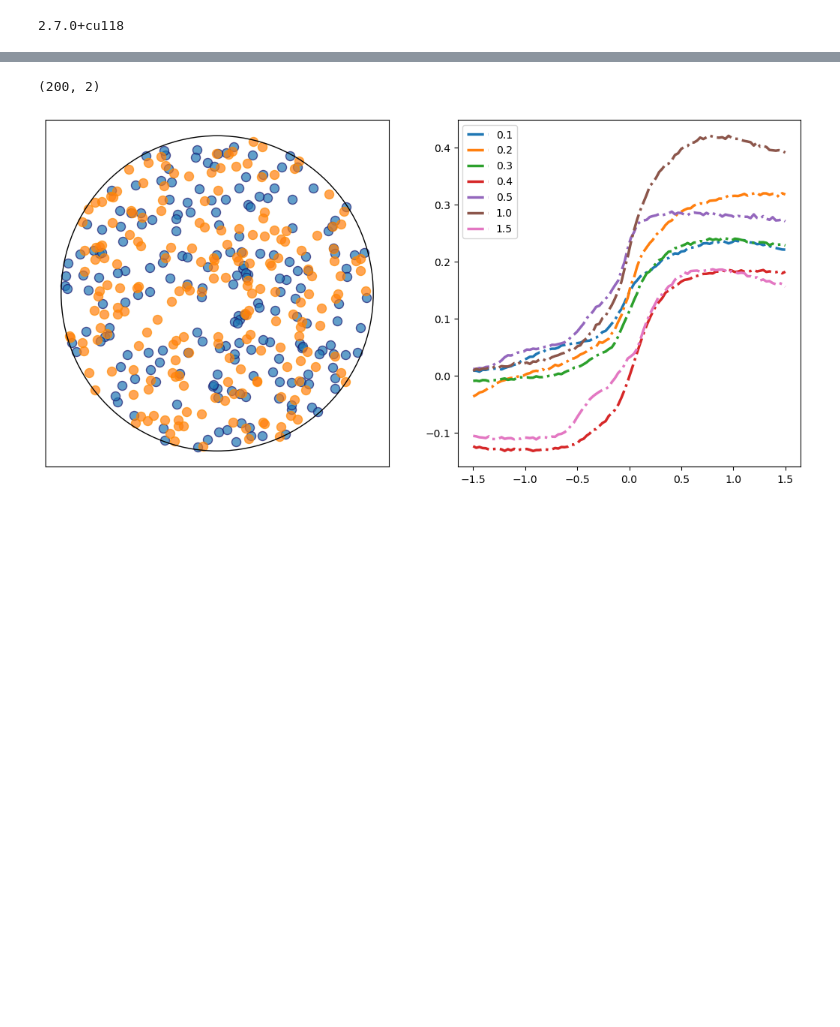
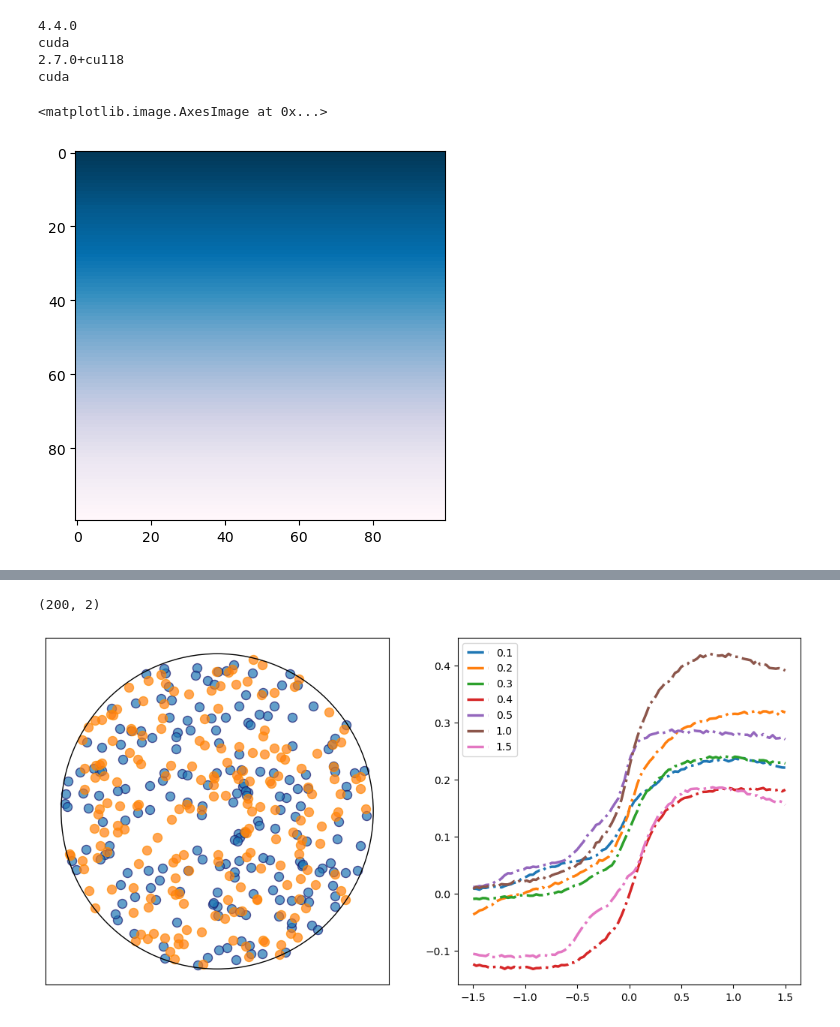
Before and after one commit to jwass1997/kmc_project, a Jupyter notebook: scripts/python_scripts/test_stuff.ipynb, the cells around one changed output, grey strips where cells are left out. Drawn from its saved outputs; the diff is of its cells as text; code cells hidden in the pictures; blank space fills up the shorter version.

```diff
--- a/scripts/python_scripts/test_stuff.ipynb
+++ b/scripts/python_scripts/test_stuff.ipynb
@@ -9,7 +9,31 @@ from scipy.stats import qmc
 from scipy.stats import truncnorm
 from scipy.stats import vonmises
 from scipy.optimize import curve_fit
+from tune_sm import find_control_voltages_2D
+from sm import NeuralNet
 
 print(torch.__version__)
+
+device = torch.device("cuda" if torch.cuda.is_available() else "cpu")
+print(device)
 # %% [output]
+4.4.0
+cuda
 2.7.0+cu118
+cuda
+# %%
+def target_function(v1, v2):
+    return torch.sigmoid(v1)
+min = -1.5
+max = 1.5
+input_indices = [4,5]
+N = 100
+x = torch.linspace(min, max, N)
+
+v1, v2 = torch.meshgrid(x, x, indexing="ij")
+
+target = target_function(v1, v2)
+plt.imshow(target, cmap="PuBu_r")
+# %% [output]
+<matplotlib.image.AxesImage at 0x...>
+[figure, added]
```
Also changed, not shown: parts of 4 cells of this notebook, 13 other files.
